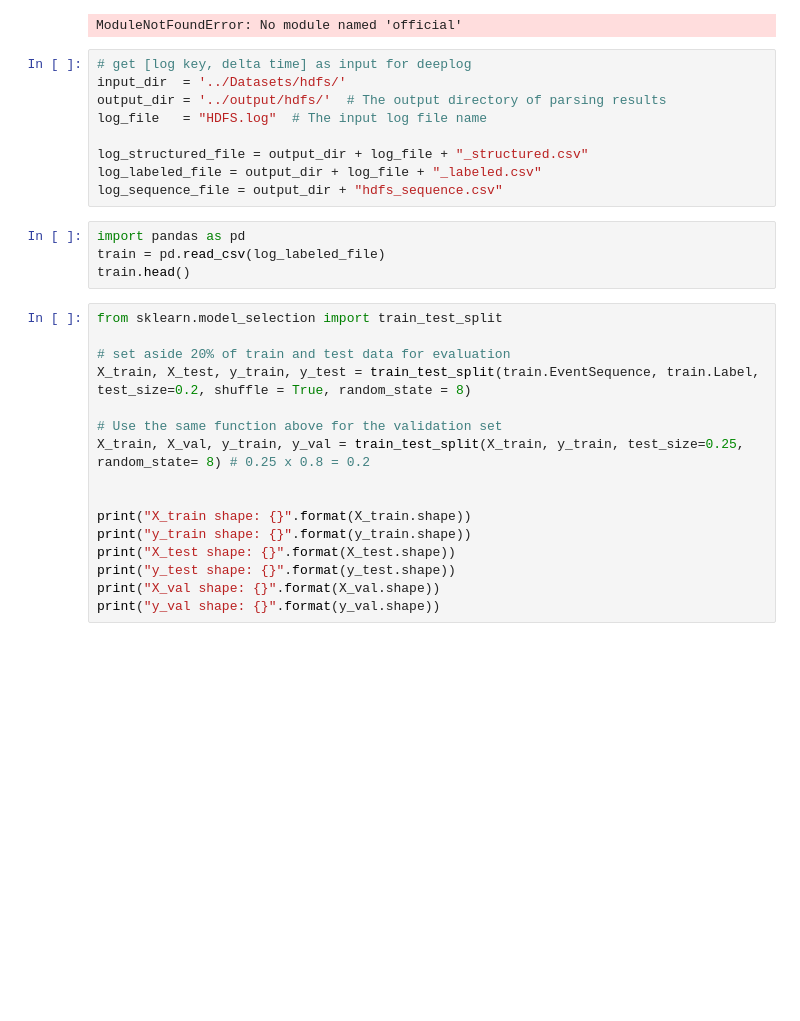
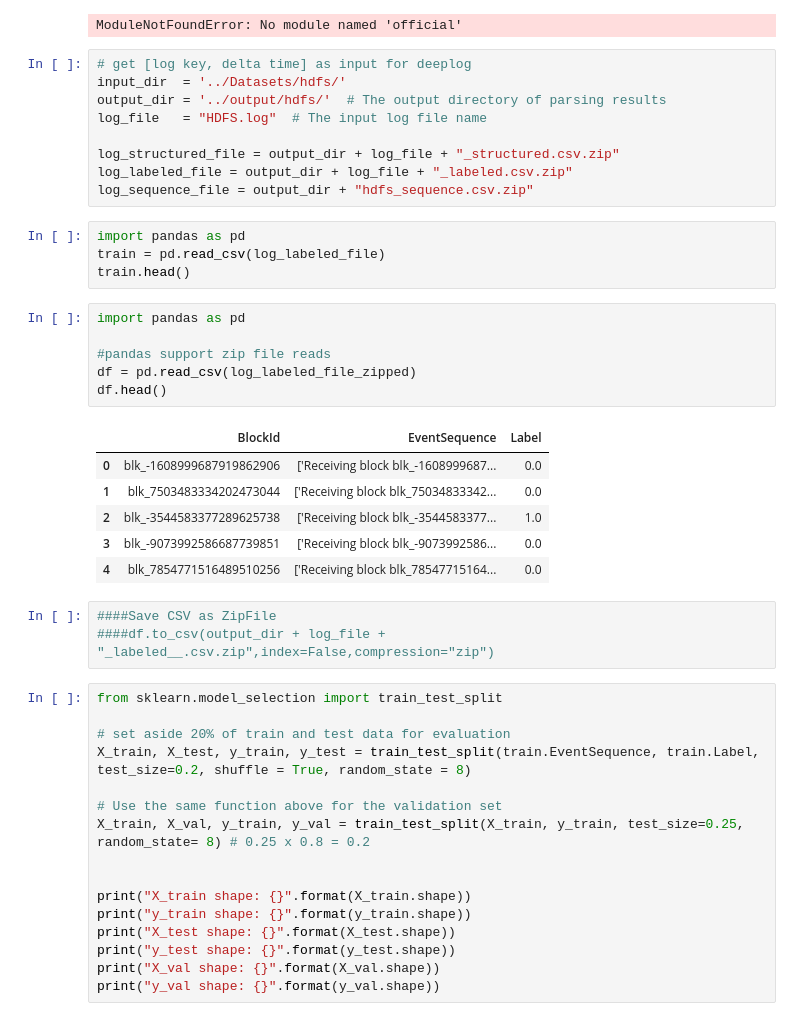
Before and after one commit to jadsalloum/AnomalyDetection_Transformers, a Jupyter notebook: KaggleTest/Bert_HDFS.ipynb, the cells around one changed output. Cells and saved outputs as stored; diff of their text form; blank space fills up the shorter version.

```diff
--- a/KaggleTest/Bert_HDFS.ipynb
+++ b/KaggleTest/Bert_HDFS.ipynb
@@ -28,13 +28,29 @@ input_dir  = '../Datasets/hdfs/'
 output_dir = '../output/hdfs/'  # The output directory of parsing results
 log_file   = "HDFS.log"  # The input log file name
 
-log_structured_file = output_dir + log_file + "_structured.csv"
-log_labeled_file = output_dir + log_file + "_labeled.csv"
-log_sequence_file = output_dir + "hdfs_sequence.csv"
+log_structured_file = output_dir + log_file + "_structured.csv.zip"
+log_labeled_file = output_dir + log_file + "_labeled.csv.zip"
+log_sequence_file = output_dir + "hdfs_sequence.csv.zip"
 # %%
 import pandas as pd
 train = pd.read_csv(log_labeled_file)
 train.head()
+# %%
+import pandas as pd
+
+#pandas support zip file reads
+df = pd.read_csv(log_labeled_file_zipped)
+df.head()
+# %% [output]
+|  | BlockId | EventSequence | Label |
+| 0 | blk_-1608999687919862906 | ['Receiving block blk_-1608999687... | 0.0 |
+| 1 | blk_7503483334202473044 | ['Receiving block blk_75034833342... | 0.0 |
+| 2 | blk_-3544583377289625738 | ['Receiving block blk_-3544583377... | 1.0 |
+| 3 | blk_-9073992586687739851 | ['Receiving block blk_-9073992586... | 0.0 |
+| 4 | blk_7854771516489510256 | ['Receiving block blk_78547715164... | 0.0 |
+# %%
+####Save CSV as ZipFile
+####df.to_csv(output_dir + log_file + "_labeled__.csv.zip",index=False,compression="zip")
 # %%
 from sklearn.model_selection import train_test_split
 
```
Also changed, not shown: 1 other file.
